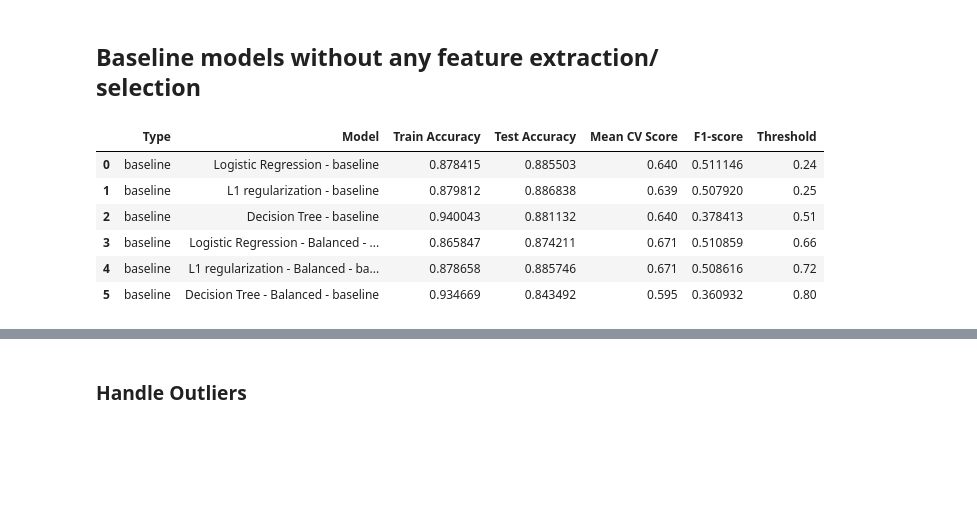
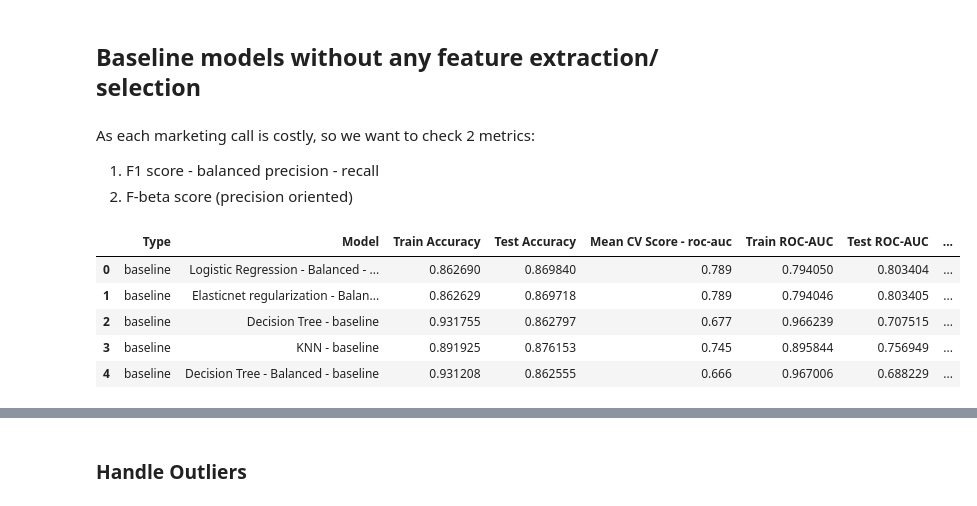
Before and after one commit to Sumanabec/AIML, a Jupyter notebook: bank-marketing-classification/bank-marketing-classification.ipynb, the cells around one changed output, grey strips where cells are left out. Drawn from its saved outputs; the diff is of its cells as text; code cells hidden in the pictures; blank space fills up the shorter version.

```diff
--- a/bank-marketing-classification/bank-marketing-classification.ipynb
+++ b/bank-marketing-classification/bank-marketing-classification.ipynb
@@ -630,6 +601,8 @@ Note:
 - Dataset is highly imbalance
 - Though "duration" is highly correlated with target, but we would not consider it as independent variable as this is not know when predicting
 - EDA suggest that target does not depend on housing and loan
+# %%
+bank_df['age-group'] = pd.cut(bank_df['age'], bins=[0,30,50,100], labels=["young","mid","senior"])
 # %% [markdown]
 # Preprocessing and baseline models
 # %%
@@ -668,5 +641,9 @@ def extract_feature_names(feature_names: list)->list:
 # %% [markdown]
 ## Baseline models without any feature extraction/ selection
+# %% [markdown]
+As each marketing call is costly, so we want to check 2 metrics:
+1. F1 score - balanced precision - recall
+2. F-beta score (precision oriented)
 # %%
 def evaluate_model(name, pipeline, X_tr, y_tr, X_te, y_te, results, model_type):
      pipeline.fit(X_tr, y_tr)
@@ -695,32 +672,35 @@ def evaluate_model(name, pipeline, X_tr, y_tr, X_te, y_te, results, model_type):
      # print(pipeline.predict_proba(X_te)[:10,:])
      # print(y_te.iloc[:10])
 
-     cv_score = cross_val_score(pipeline, X_tr, y_tr, cv=5, scoring='f1_macro')
+     cv_score = cross_val_score(pipeline, X_tr, y_tr, cv=5, scoring='roc_auc')
 
      train_accuracy = accuracy_score(y_tr, y_pred_train) #pipeline.score(X_tr, y_tr)
      test_accuracy = accuracy_score(y_te, y_pred_test) # pipeline.score(X_te, y_te)
 
-     train_roc_auc = roc_auc_score(y_tr, y_pred_train)
-     test_roc_auc = roc_auc_score(y_te, y_pred_test)
+     train_roc_auc = roc_auc_score(y_tr, y_pred_proba_train)
+     test_roc_auc = roc_auc_score(y_te, y_pred_proba_test)
 
-     train_precision = precision_score(y_tr, y_pred_train)
      test_precision = precision_score(y_te, y_pred_test)
+     test_recall = recall_score(y_te, y_pred_test)
 
+     #f_beta at 0.5
+     f_beta = (1+ 0.5 ** 2)*((test_precision * test_recall)/ ((0.5**2 * test_precision) + test_recall))
 
      results.append({
           "Type": model_type,
           'Model': name,
           'Train Accuracy': train_accuracy,
           'Test Accuracy': test_accuracy,
-          'Mean CV Score': f"{cv_score.mean():.3f}",
-          # 'Train ROC-AUC': train_roc_auc,
-          # 'Test ROC-AUC': test_roc_auc,
+          'Mean CV Score - roc-auc': f"{cv_score.mean():.3f}",
+          'Train ROC-AUC': train_roc_auc,
+          'Test ROC-AUC': test_roc_auc,
           # 'Train Precision': train_precision,
           # 'Test Precision': test_precision,
-          # 'Train PR-AUC': average_precision_score(y_tr, y_pred_train),
-          # 'Test PR-AUC': average_precision_score(y_te, y_pred_test),
-          'F1-score': max_f1_score,
-          'Threshold': threshold_at_max
+          'Train PR-AUC': average_precision_score(y_tr, y_pred_proba_train),
+          'Test PR-AUC': average_precision_score(y_te, y_pred_proba_test),
+          'Test F1-score': max_f1_score,
+          'Threshold': threshold_at_max,
+          'Test F-0.5 score': f_beta
           }
      )
      #print(classification_report(y_te, y_pred_test))
@@ -732,12 +712,13 @@ def run_model(preprocessor, X_train, y_train, X_test, y_test, model_type):
     results = []
     fitted_pipeline = {}
     baseline_models = {
-        'Logistic Regression - ' + model_type: LogisticRegression(C=np.inf,  max_iter=1000, solver='saga', random_state=9), # unregularized
-        'L1 regularization - '+ model_type: LogisticRegression(l1_ratio=1, max_iter=1000, solver='saga', random_state=9),
+        # 'Logistic Regression - ' + model_type: LogisticRegression(C=np.inf, max_iter=5000, solver='saga', random_state=9), # unregularized
+        # 'L1 regularization - '+ model_type: LogisticRegression(l1_ratio=1, max_iter=5000, solver='saga', random_state=9),
+        'Logistic Regression - Balanced - ' + model_type: LogisticRegression(C=np.inf, max_iter=5000, solver='saga', class_weight='balanced', random_state=9),
+        'Elasticnet regularization - Balanced - ' + model_type: LogisticRegression(class_weight='balanced', l1_ratio=0.5, C=4, max_iter=5000, solver='saga', random_state=9),
         'Decision Tree - ' + model_type: DecisionTreeClassifier(min_samples_split=10, random_state=9),
-        'Logistic Regression - Balanced - ' + model_type: LogisticRegression(C=np.inf, max_iter=1000, solver='saga', class_weight='balanced', random_state=9),
-        'L1 regularization - Balanced - ' + model_type: LogisticRegression(class_weight='balanced', l1_ratio=1, max_iter=1000, solver='saga', random_state=9),
-        'Decision Tree - Balanced - ' + model_type: DecisionTreeClassifier(class_weight='balanced', min_samples_split=10, random_state=9)
+        'KNN - ' + model_type: KNeighborsClassifier(n_neighbors=9),
+        'Decision Tree - Balanced - ' + model_type: DecisionTreeClassifier(class_weight='balanced', min_samples_split=10, random_state=9),
     }
 
     for name, model in baseline_models.items():
@@ -746,13 +727,12 @@ def run_model(preprocessor, X_train, y_train, X_test, y_test, model_type):
 
     return (pd.DataFrame(results), fitted_pipeline)
 # %%
-results_df, fitted_pipeline_baseline = run_model(preprocessor, X_train_bank, y_train_bank, X_test_bank, y_test_bank, "baseline")
-results_df
+results_df_baseline, fitted_pipeline_baseline = run_model(preprocessor, X_train_bank, y_train_bank, X_test_bank, y_test_bank, "baseline")
+results_df_baseline
 # %% [output]
-|  | Type | Model | Train Accuracy | Test Accuracy | Mean CV Score | F1-score | Threshold |
-| 0 | baseline | Logistic Regression - baseline | 0.878415 | 0.885503 | 0.640 | 0.511146 | 0.24 |
-| 1 | baseline | L1 regularization - baseline | 0.879812 | 0.886838 | 0.639 | 0.507920 | 0.25 |
-| 2 | baseline | Decision Tree - baseline | 0.940043 | 0.881132 | 0.640 | 0.378413 | 0.51 |
-| 3 | baseline | Logistic Regression - Balanced - ... | 0.865847 | 0.874211 | 0.671 | 0.510859 | 0.66 |
-| 4 | baseline | L1 regularization - Balanced - ba... | 0.878658 | 0.885746 | 0.671 | 0.508616 | 0.72 |
-| 5 | baseline | Decision Tree - Balanced - baseline | 0.934669 | 0.843492 | 0.595 | 0.360932 | 0.80 |
+|  | Type | Model | Train Accuracy | Test Accuracy | Mean CV Score - roc-auc | Train ROC-AUC | Test ROC-AUC | ... |
+| 0 | baseline | Logistic Regression - Balanced - ... | 0.862690 | 0.869840 | 0.789 | 0.794050 | 0.803404 | ... |
+| 1 | baseline | Elasticnet regularization - Balan... | 0.862629 | 0.869718 | 0.789 | 0.794046 | 0.803405 | ... |
+| 2 | baseline | Decision Tree - baseline | 0.931755 | 0.862797 | 0.677 | 0.966239 | 0.707515 | ... |
+| 3 | baseline | KNN - baseline | 0.891925 | 0.876153 | 0.745 | 0.895844 | 0.756949 | ... |
+| 4 | baseline | Decision Tree - Balanced - baseline | 0.931208 | 0.862555 | 0.666 | 0.967006 | 0.688229 | ... |
```
Also changed, not shown: parts of 53 cells of this notebook.
